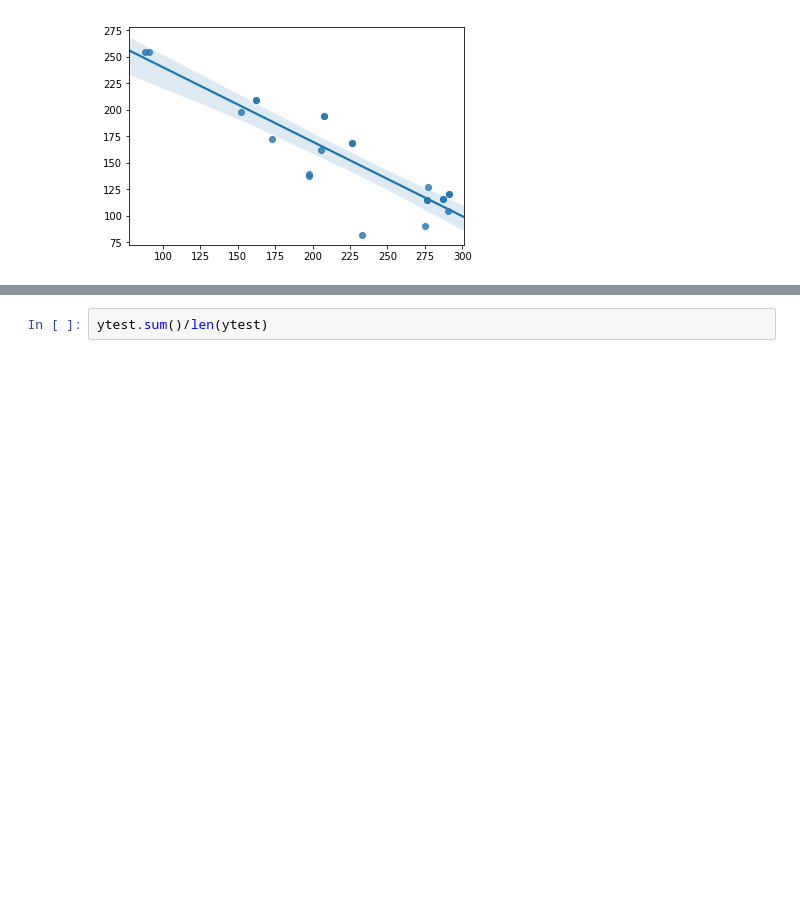
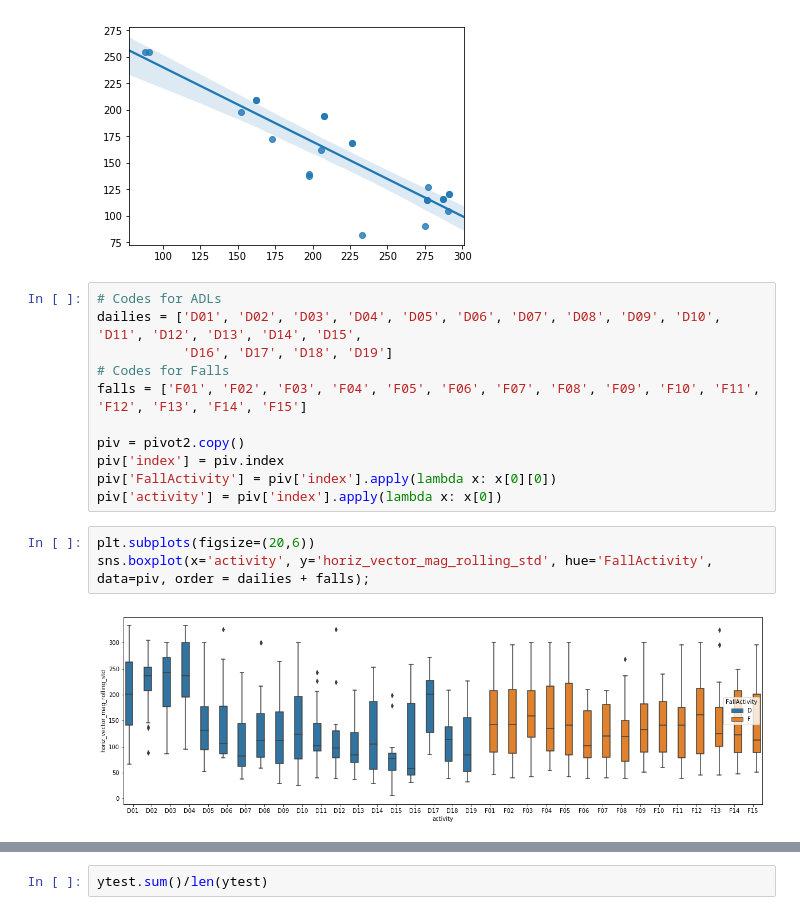
Before and after one commit to WJMatthew/SisFallAnalysis, a Jupyter notebook: notebooks/amplitude_correlations_aug25.ipynb, the cells around one changed output, grey strips where cells are left out. Cells and saved outputs as stored; diff of their text form; blank space fills up the shorter version.

```diff
--- a/notebooks/amplitude_correlations_aug25.ipynb
+++ b/notebooks/amplitude_correlations_aug25.ipynb
@@ -169,3 +169,19 @@ sns.regplot(x=horiz_vm_std_means, y=horiz_vm_std_meansF)
 # %% [output]
 <matplotlib.axes._subplots.AxesSubplot at 0x...>
 [figure]
+# %%
+# Codes for ADLs
+dailies = ['D01', 'D02', 'D03', 'D04', 'D05', 'D06', 'D07', 'D08', 'D09', 'D10', 'D11', 'D12', 'D13', 'D14', 'D15',
+           'D16', 'D17', 'D18', 'D19']
+# Codes for Falls
+falls = ['F01', 'F02', 'F03', 'F04', 'F05', 'F06', 'F07', 'F08', 'F09', 'F10', 'F11', 'F12', 'F13', 'F14', 'F15']
+
+piv = pivot2.copy()
+piv['index'] = piv.index
+piv['FallActivity'] = piv['index'].apply(lambda x: x[0][0])
+piv['activity'] = piv['index'].apply(lambda x: x[0])
+# %%
+plt.subplots(figsize=(20,6))
+sns.boxplot(x='activity', y='horiz_vector_mag_rolling_std', hue='FallActivity', data=piv, order = dailies + falls);
+# %% [output]
+[figure, added]
```
Also changed, not shown: parts of 1 cell of this notebook, 6 other files.
